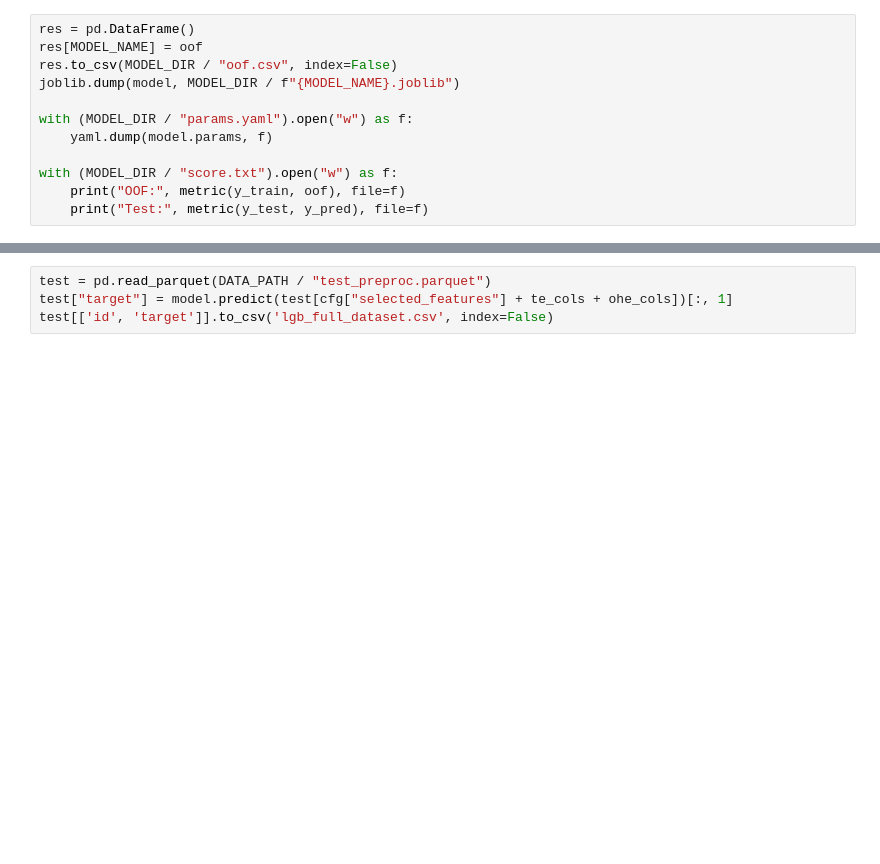
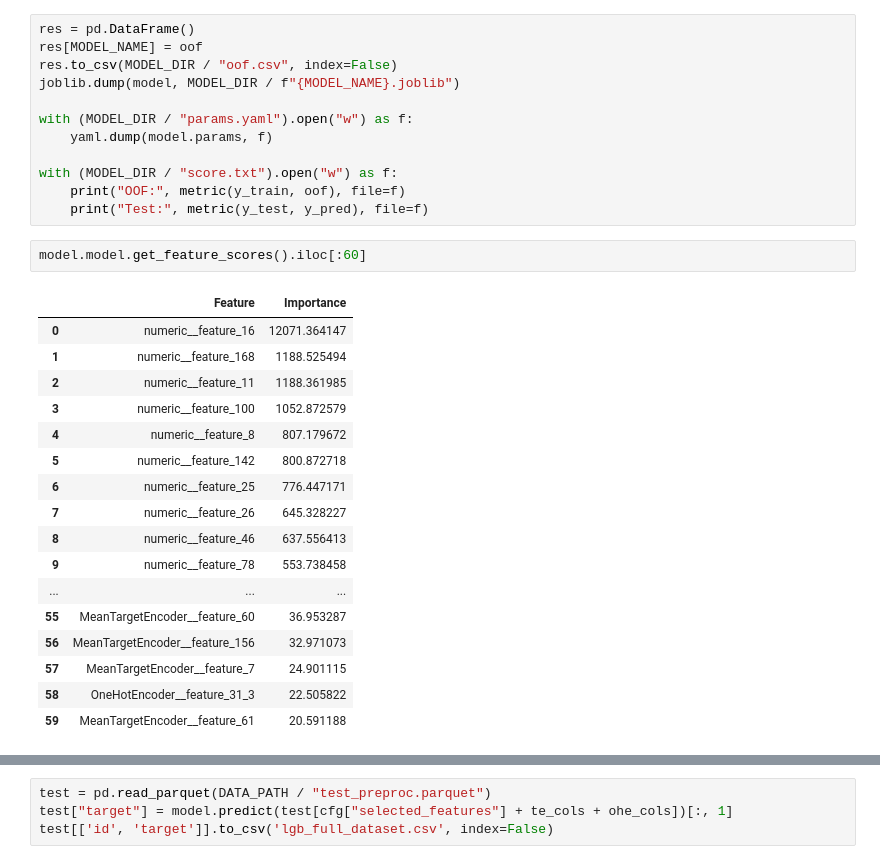
Before and after one commit to BELONOVSKII/AlfaHack, a Jupyter notebook: notebooks/models/LAMAWithSelectedFeats.ipynb, the cells around one changed output, grey strips where cells are left out. Cells and saved outputs as stored; diff of their text form; blank space fills up the shorter version.

```diff
--- a/notebooks/models/LAMAWithSelectedFeats.ipynb
+++ b/notebooks/models/LAMAWithSelectedFeats.ipynb
@@ -115,4 +115,24 @@ with (MODEL_DIR / "params.yaml").open("w") as f:
 with (MODEL_DIR / "score.txt").open("w") as f:
     print("OOF:", metric(y_train, oof), file=f)
     print("Test:", metric(y_test, y_pred), file=f)
+# %%
+model.model.get_feature_scores().iloc[:60]
+# %% [output]
+|  | Feature | Importance |
+| 0 | numeric__feature_16 | 12071.364147 |
+| 1 | numeric__feature_168 | 1188.525494 |
+| 2 | numeric__feature_11 | 1188.361985 |
+| 3 | numeric__feature_100 | 1052.872579 |
+| 4 | numeric__feature_8 | 807.179672 |
+| 5 | numeric__feature_142 | 800.872718 |
+| 6 | numeric__feature_25 | 776.447171 |
+| 7 | numeric__feature_26 | 645.328227 |
+| 8 | numeric__feature_46 | 637.556413 |
+| 9 | numeric__feature_78 | 553.738458 |
+| ... | ... | ... |
+| 55 | MeanTargetEncoder__feature_60 | 36.953287 |
+| 56 | MeanTargetEncoder__feature_156 | 32.971073 |
+| 57 | MeanTargetEncoder__feature_7 | 24.901115 |
+| 58 | OneHotEncoder__feature_31_3 | 22.505822 |
+| 59 | MeanTargetEncoder__feature_61 | 20.591188 |
 # %%
```
Also changed, not shown: parts of 7 cells of this notebook, 6 other files.
